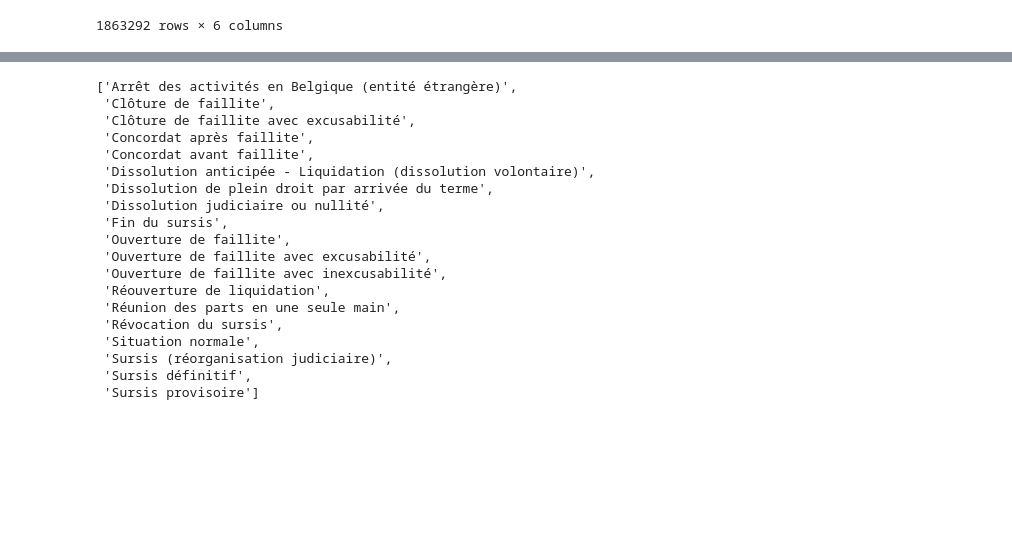
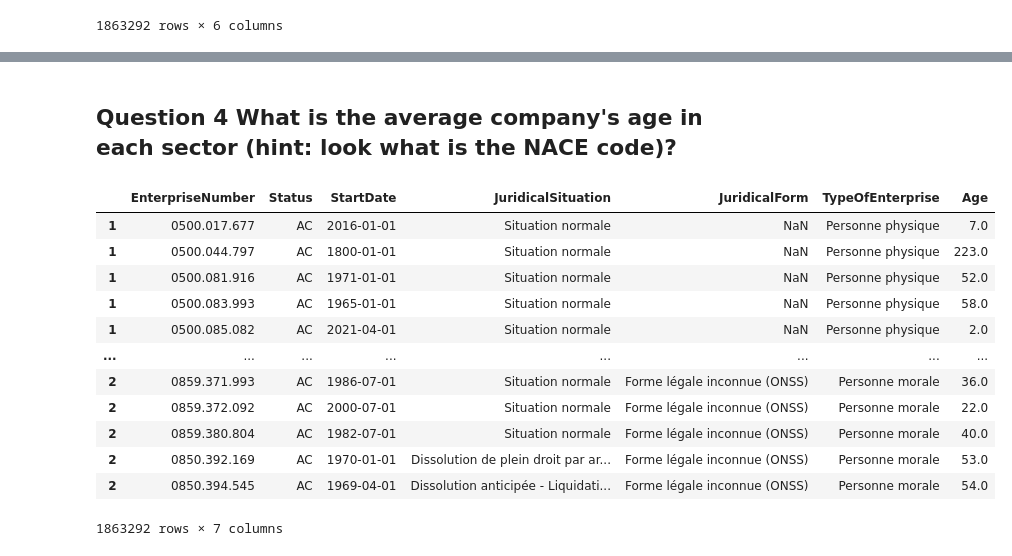
Before and after one commit to tanialemos/data_viz_SQL, a Jupyter notebook: data_exploration.ipynb, the cells around one changed output, grey strips where cells are left out. Drawn from its saved outputs; the diff is of its cells as text; code cells hidden in the pictures; blank space fills up the shorter version.

```diff
--- a/data_exploration.ipynb
+++ b/data_exploration.ipynb
@@ -101,0 +28,12 @@ TypeOfEnterprise = pd.DataFrame.from_records(data=TypeOfEnterprise, columns=col)
+# %%
+code_tbls = {}
+for table_name in category:
+    cursor.execute( f"""
+        Select  Code, Description
+        from code
+        where code.Category = "{table_name}" AND code."Language"="FR";
+        """
+    )
+    result = cursor.fetchall()
+    col = [description[0] for description in cursor.description]
+    code_tbls[table_name] = pd.DataFrame.from_records(data=result, columns=col)
@@ -102,13 +56,10 @@ TypeOfEnterprise = pd.DataFrame.from_records(data=TypeOfEnterprise, columns=col)
 # %%
-# for i in [ JuridicalSituation, JuridicalForm, TypeOfEnterprise ]:
-#     enterprise = enterprise.set_index(i).join(i.set_index('Code'), how='left')\
-#         .rename(columns={'Description' : i})
+dict_tbl = {}
+list_key = [ 'JuridicalSituation', 'JuridicalForm', 'TypeOfEnterprise']
+
+for key in list_key:
+     dict_tbl[key] = code_tbls[key]
+
+for tbls_name, tbls in dict_tbl.items():
+    enterprise = enterprise.set_index(tbls_name).join(tbls.set_index('Code'), how='left')\
+         .rename(columns={'Description' : tbls_name})
-# %%
-enterprise = enterprise.set_index('JuridicalSituation').join(JuridicalSituation.set_index('Code'), how='left')\
-    .rename(columns={'Description' : 'JuridicalSituation'})
-
-enterprise = enterprise.set_index('JuridicalForm').join(JuridicalForm.set_index('Code'), how='left')\
-    .rename(columns={'Description' : 'JuridicalForm'})
-
-enterprise = enterprise.set_index('TypeOfEnterprise').join(TypeOfEnterprise.set_index('Code'), how='left')\
-    .rename(columns={'Description' : 'TypeOfEnterprise'})
@@ -161,22 +190,2 @@ if group_data['JuridicalSituation'] is not ['Dissolution anticipée - Liquidatio
-# %%
-list(group_data['JuridicalSituation'].T)
-# %% [output]
-['Arrêt des activités en Belgique (entité étrangère)',
- 'Clôture de faillite',
- 'Clôture de faillite avec excusabilité',
- 'Concordat après faillite',
- 'Concordat avant faillite',
- 'Dissolution anticipée - Liquidation (dissolution volontaire)',
- 'Dissolution de plein droit par arrivée du terme',
- 'Dissolution judiciaire ou nullité',
- 'Fin du sursis',
- 'Ouverture de faillite',
- 'Ouverture de faillite avec excusabilité',
- 'Ouverture de faillite avec inexcusabilité',
- 'Réouverture de liquidation',
- 'Réunion des parts en une seule main',
- 'Révocation du sursis',
- 'Situation normale',
- 'Sursis (réorganisation judiciaire)',
- 'Sursis définitif',
- 'Sursis provisoire']
+# %% [markdown]
+## Question 4 What is the average company's age in each sector (hint: look what is the NACE code)?
@@ -182,0 +198,16 @@ list(group_data['JuridicalSituation'].T)
+# %%
+enterprise
+# %% [output]
+|  | EnterpriseNumber | Status | StartDate | JuridicalSituation | JuridicalForm | TypeOfEnterprise | Age |
+| 1 | 0500.017.677 | AC | 2016-01-01 | Situation normale | NaN | Personne physique | 7.0 |
+| 1 | 0500.044.797 | AC | 1800-01-01 | Situation normale | NaN | Personne physique | 223.0 |
+| 1 | 0500.081.916 | AC | 1971-01-01 | Situation normale | NaN | Personne physique | 52.0 |
+| 1 | 0500.083.993 | AC | 1965-01-01 | Situation normale | NaN | Personne physique | 58.0 |
+| 1 | 0500.085.082 | AC | 2021-04-01 | Situation normale | NaN | Personne physique | 2.0 |
+| ... | ... | ... | ... | ... | ... | ... | ... |
+| 2 | 0859.371.993 | AC | 1986-07-01 | Situation normale | Forme légale inconnue (ONSS) | Personne morale | 36.0 |
+| 2 | 0859.372.092 | AC | 2000-07-01 | Situation normale | Forme légale inconnue (ONSS) | Personne morale | 22.0 |
+| 2 | 0859.380.804 | AC | 1982-07-01 | Situation normale | Forme légale inconnue (ONSS) | Personne morale | 40.0 |
+| 2 | 0850.392.169 | AC | 1970-01-01 | Dissolution de plein droit par ar... | Forme légale inconnue (ONSS) | Personne morale | 53.0 |
+| 2 | 0850.394.545 | AC | 1969-04-01 | Dissolution anticipée - Liquidati... | Forme légale inconnue (ONSS) | Personne morale | 54.0 |
+1863292 rows × 7 columns
```
Also changed, not shown: parts of 31 cells of this notebook, 2 other files.
